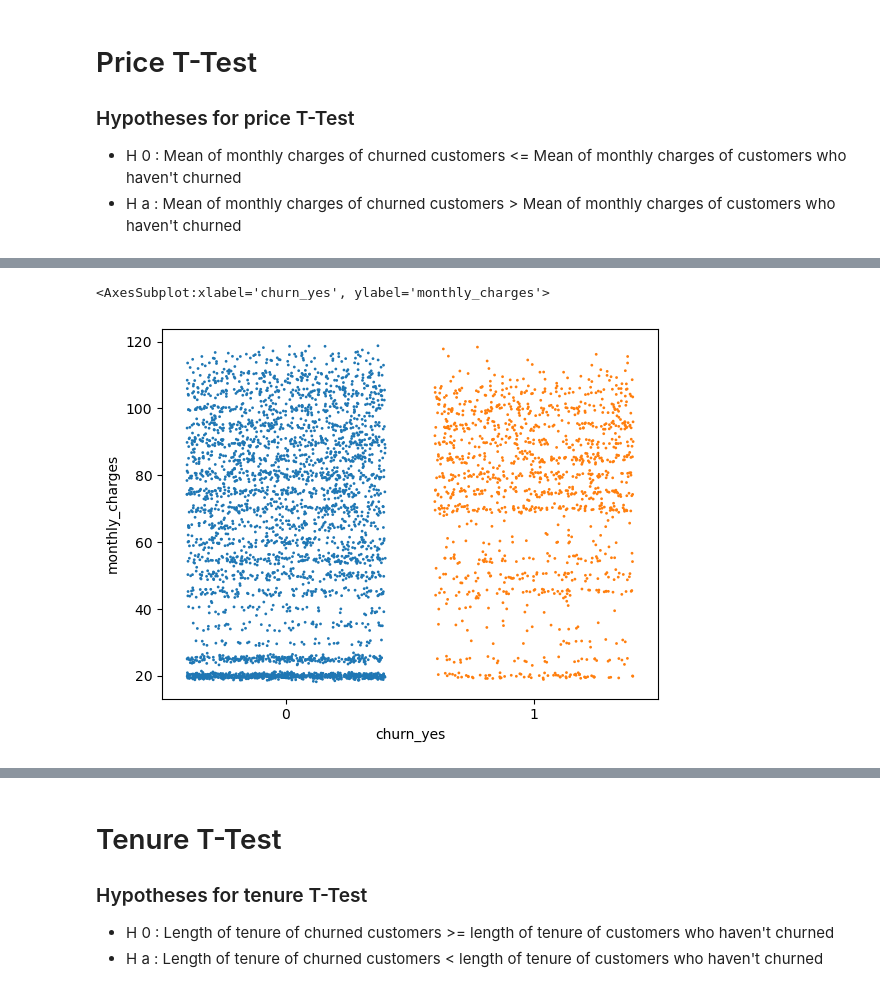
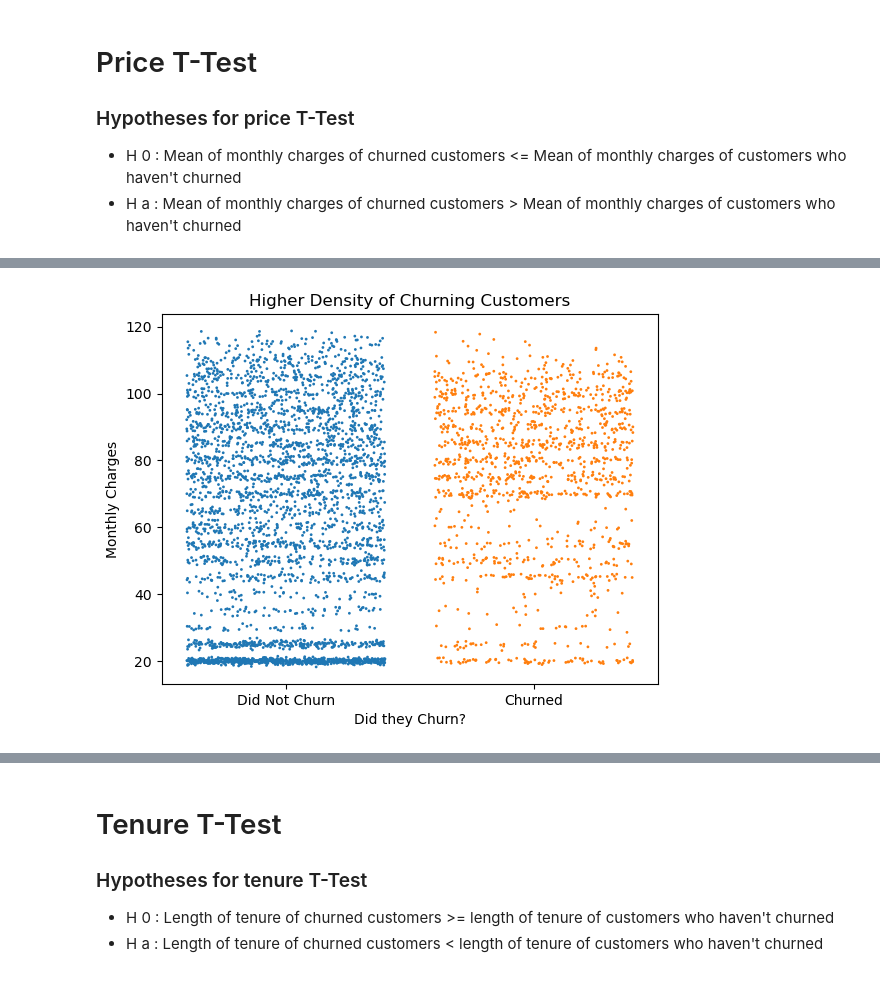
Before and after one commit to SHAWNSMITH16/classification_project, a Jupyter notebook: final_report_Smitty.ipynb, the cells around one changed output, grey strips where cells are left out. Cells and saved outputs as stored; diff of their text form; code cells hidden in the pictures.

```diff
--- a/final_report_Smitty.ipynb
+++ b/final_report_Smitty.ipynb
@@ -136,6 +154,12 @@ sns.countplot(hue = train.churn_yes, x = monthly_charges_bins, data=train)
 # %%
+#Scatter Plotting monthly charges with churn
 sns.stripplot(y = train.monthly_charges, x = train.churn_yes, data = train, size = 2, jitter = .4)
+labels = ['Did Not Churn', 'Churned']
+plt.xticks(ticks = (0, 1), labels = labels)
+plt.ylabel('Monthly Charges')
+plt.xlabel('Did they Churn?')
+plt.title('Higher Density of Churning Customers')
+plt.show()
 # %% [output]
-<AxesSubplot:xlabel='churn_yes', ylabel='monthly_charges'>
-[figure, old version]
+[figure, new version]
 # %%
```
Also changed, not shown: parts of 75 cells of this notebook.
